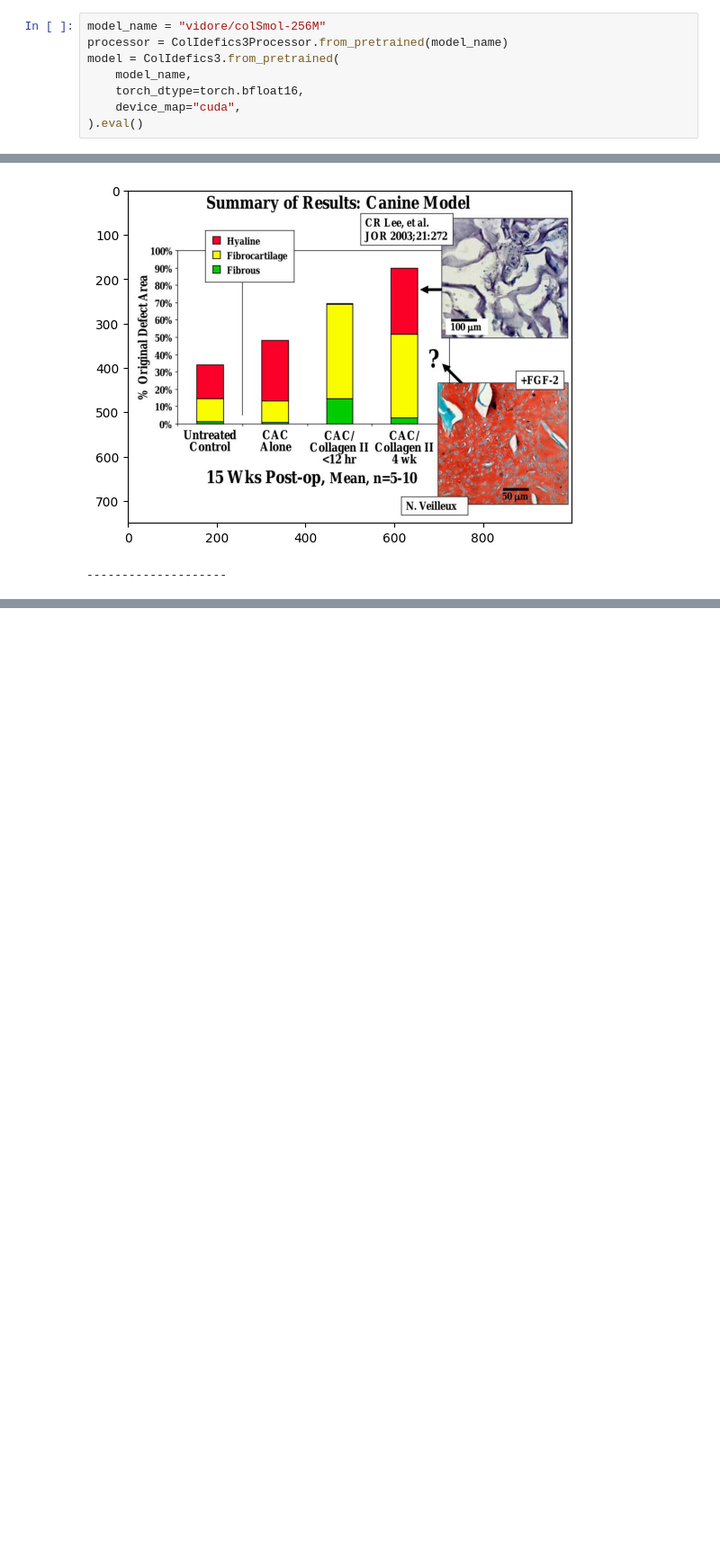
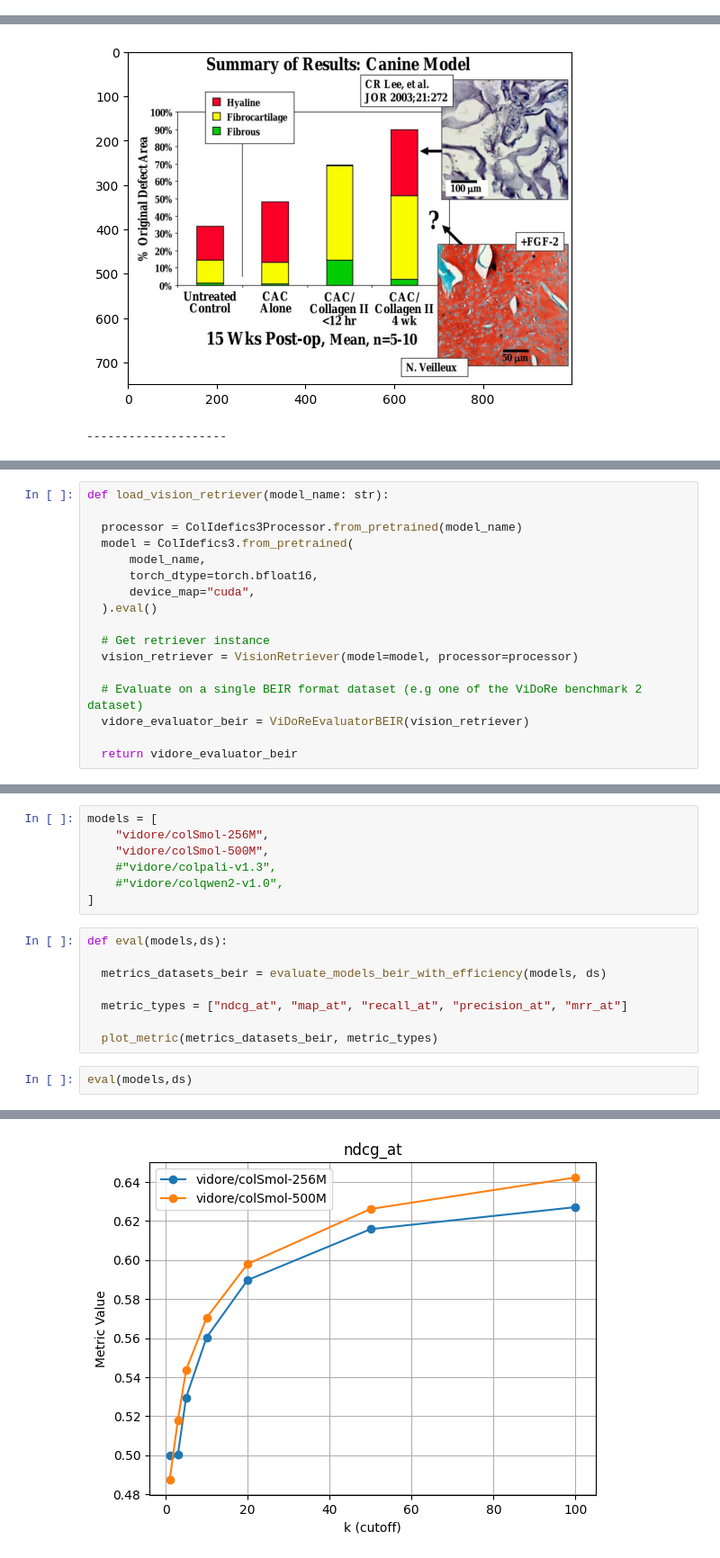
Before and after one commit to Benfou21/Multi_rag, a Jupyter notebook: Test_colpali.ipynb, the cells around one changed output, grey strips where cells are left out. Shown at 90% size. Drawn from its saved outputs; the diff is of its cells as text; blank space fills up the shorter version.

Commit message:
benchmark vidore 2

```diff
--- a/Test_colpali.ipynb
+++ b/Test_colpali.ipynb
@@ -162,8 +164,0 @@ from vidore_benchmark.utils.data_utils import get_datasets_from_collection
-# %%
-model_name = "vidore/colSmol-256M"
-processor = ColIdefics3Processor.from_pretrained(model_name)
-model = ColIdefics3.from_pretrained(
-    model_name,
-    torch_dtype=torch.bfloat16,
-    device_map="cuda",
-).eval()
@@ -312,0 +241,17 @@ for metric_type in metric_types:
+# %%
+def load_vision_retriever(model_name: str):
+
+  processor = ColIdefics3Processor.from_pretrained(model_name)
+  model = ColIdefics3.from_pretrained(
+      model_name,
+      torch_dtype=torch.bfloat16,
+      device_map="cuda",
+  ).eval()
+
+  # Get retriever instance
+  vision_retriever = VisionRetriever(model=model, processor=processor)
+
+  # Evaluate on a single BEIR format dataset (e.g one of the ViDoRe benchmark 2 dataset)
+  vidore_evaluator_beir = ViDoReEvaluatorBEIR(vision_retriever)
+
+  return vidore_evaluator_beir
@@ -312,0 +362,18 @@ for metric_type in metric_types:
+# %%
+models = [
+    "vidore/colSmol-256M",
+    "vidore/colSmol-500M",
+    #"vidore/colpali-v1.3",
+    #"vidore/colqwen2-v1.0",
+]
+# %%
+def eval(models,ds):
+
+  metrics_datasets_beir = evaluate_models_beir_with_efficiency(models, ds)
+
+  metric_types = ["ndcg_at", "map_at", "recall_at", "precision_at", "mrr_at"]
+
+  plot_metric(metrics_datasets_beir, metric_types)
+# %%
+eval(models,ds)
+# %% [output]
@@ -312,0 +382 @@ for metric_type in metric_types:
+[figure, added]
```
Also changed, not shown: parts of 15 cells of this notebook.
